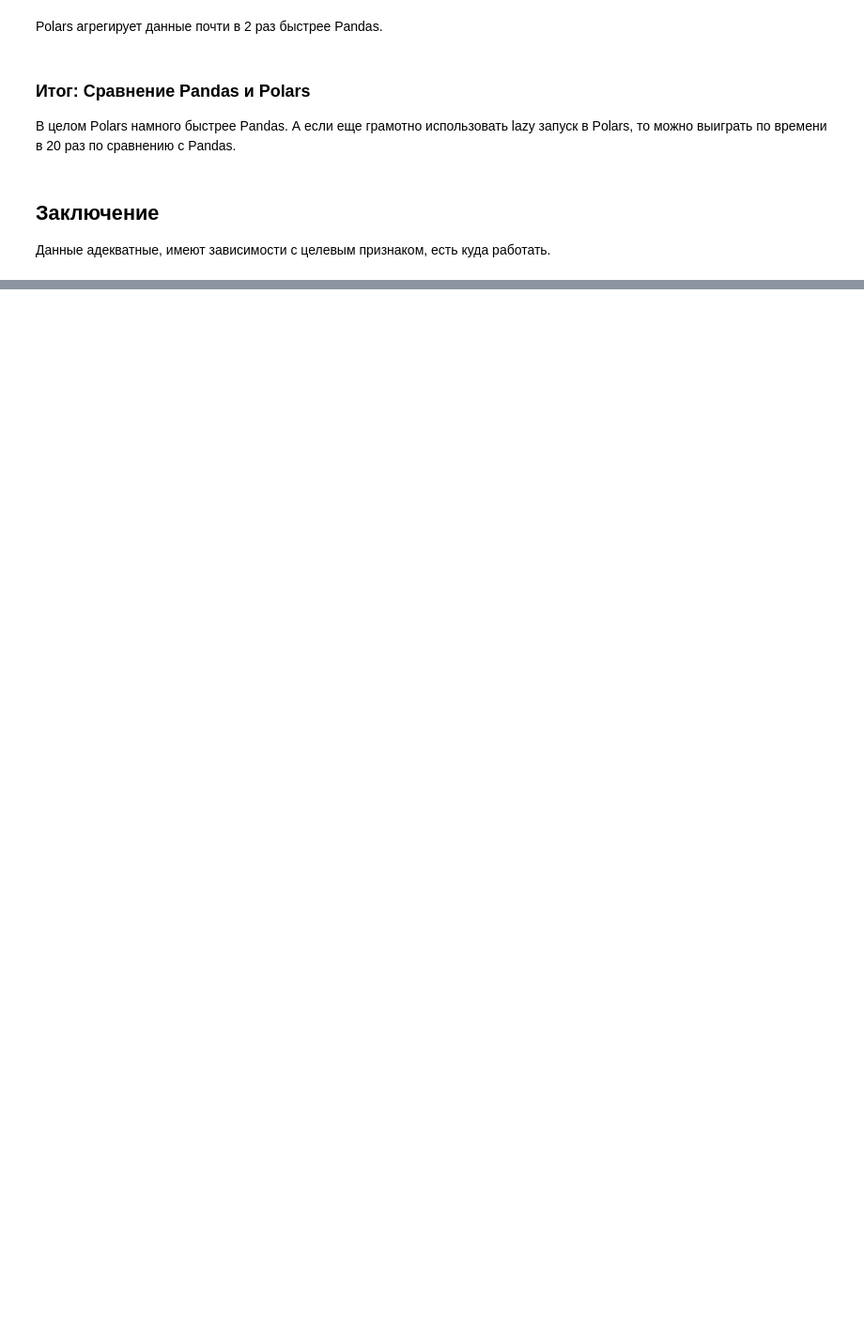
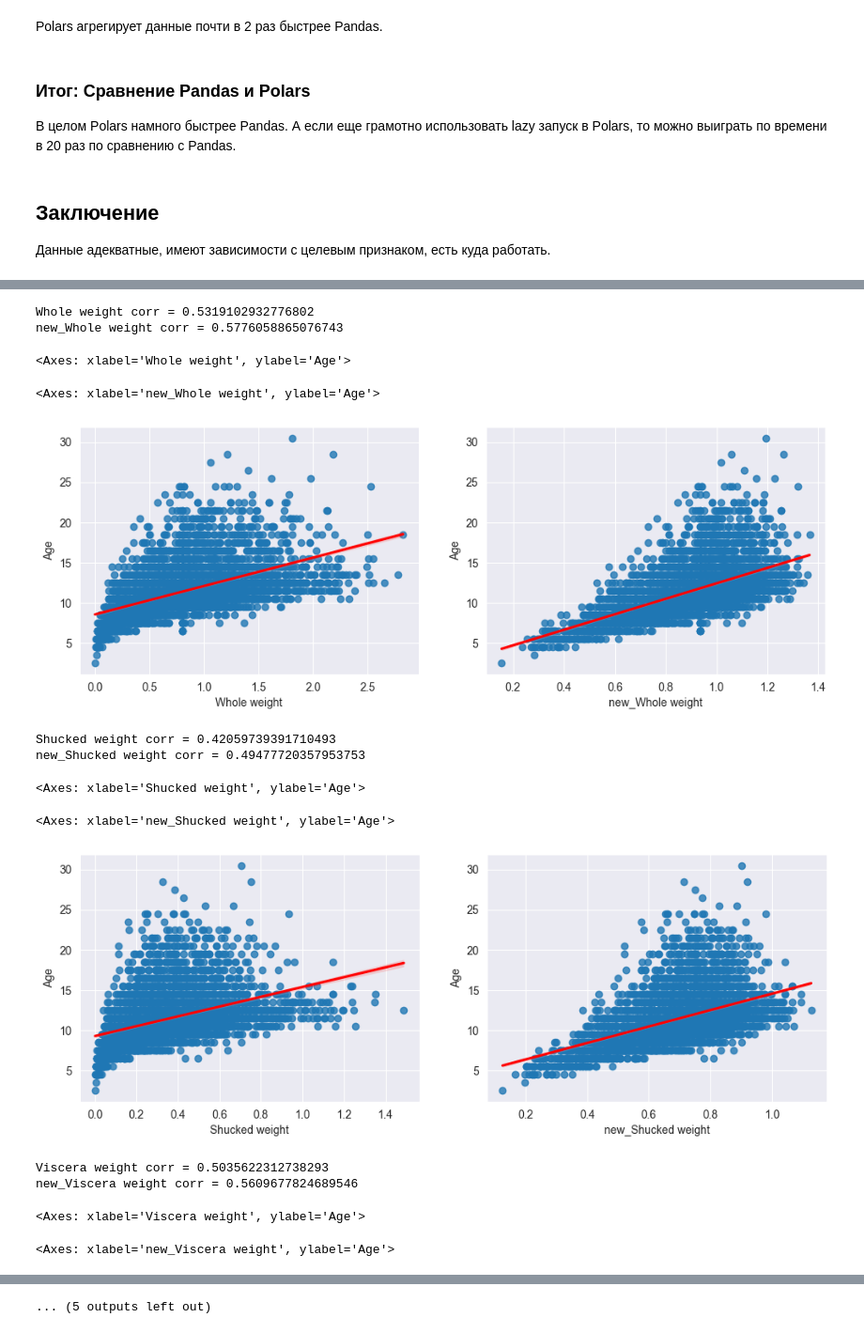
Before and after one commit to alexbevz/eda_and_dev_tools, a Jupyter notebook: project_abalone.ipynb, the cells around one changed output, grey strips where cells are left out. Shown at 94% size. Drawn from its saved outputs; the diff is of its cells as text; code cells hidden in the pictures; blank space fills up the shorter version.

Commit message:
PipLine

```diff
--- a/project_abalone.ipynb
+++ b/project_abalone.ipynb
@@ -535,0 +580,39 @@ Polars агрегирует данные почти в 2 раз быстрее P
+# %%
+# разведочный анализ показал, что следующие признаки имеют квадратичную зависимость с целевым признаком
+# создадим новые признаки на основе старых возведенных в степень 0.3 (кф найден простым подбором)
+# сравниваем графики корреляций и коэффициенты
+# четко заметно, что для каждого признака есть улучшения и графики корреляций выглядят более линейно, чем раньше
+indices = ['Whole weight', 'Shucked weight', 'Viscera weight', 'Shell weight']
+sum_changes = 0
+for old_index in indices:
+    new_index = f'new_{old_index}'
+    df[new_index] = df[old_index] ** 0.3
+    old_corr = np.corrcoef(df[old_index], df['Age'])[0][1]
+    new_corr = np.corrcoef(df[new_index], df['Age'])[0][1]
+    print(f'{old_index} corr = {old_corr}')
+    print(f'{new_index} corr = {new_corr}')
+    sum_changes += new_corr - old_corr
+
+    fig, axes = plt.subplots(1, 2, figsize=(12, 4))
+    sns.regplot(x=df[old_index], y=df['Age'], line_kws=dict(color="r"), ax=axes[0])
+    sns.regplot(x=df[new_index], y=df['Age'], line_kws=dict(color="r"), ax=axes[1])
+    plt.show()
+
+mean_changes = sum_changes / len(indices)
+print(f'Среднее изменение корреляций: {mean_changes}')
+print(f'Изменение суммы корреляций: {sum_changes}')
+# %% [output]
+Whole weight corr = 0.5319102932776802
+new_Whole weight corr = 0.5776058865076743
+<Axes: xlabel='Whole weight', ylabel='Age'>
+<Axes: xlabel='new_Whole weight', ylabel='Age'>
+[figure, added]
+Shucked weight corr = 0.42059739391710493
+new_Shucked weight corr = 0.49477720357953753
+<Axes: xlabel='Shucked weight', ylabel='Age'>
+<Axes: xlabel='new_Shucked weight', ylabel='Age'>
+[figure, added]
+Viscera weight corr = 0.5035622312738293
+new_Viscera weight corr = 0.5609677824689546
+<Axes: xlabel='Viscera weight', ylabel='Age'>
+<Axes: xlabel='new_Viscera weight', ylabel='Age'>
@@ -535,0 +620 @@ Polars агрегирует данные почти в 2 раз быстрее P
+... (5 outputs left out)
```
Also changed, not shown: parts of 42 cells of this notebook.
